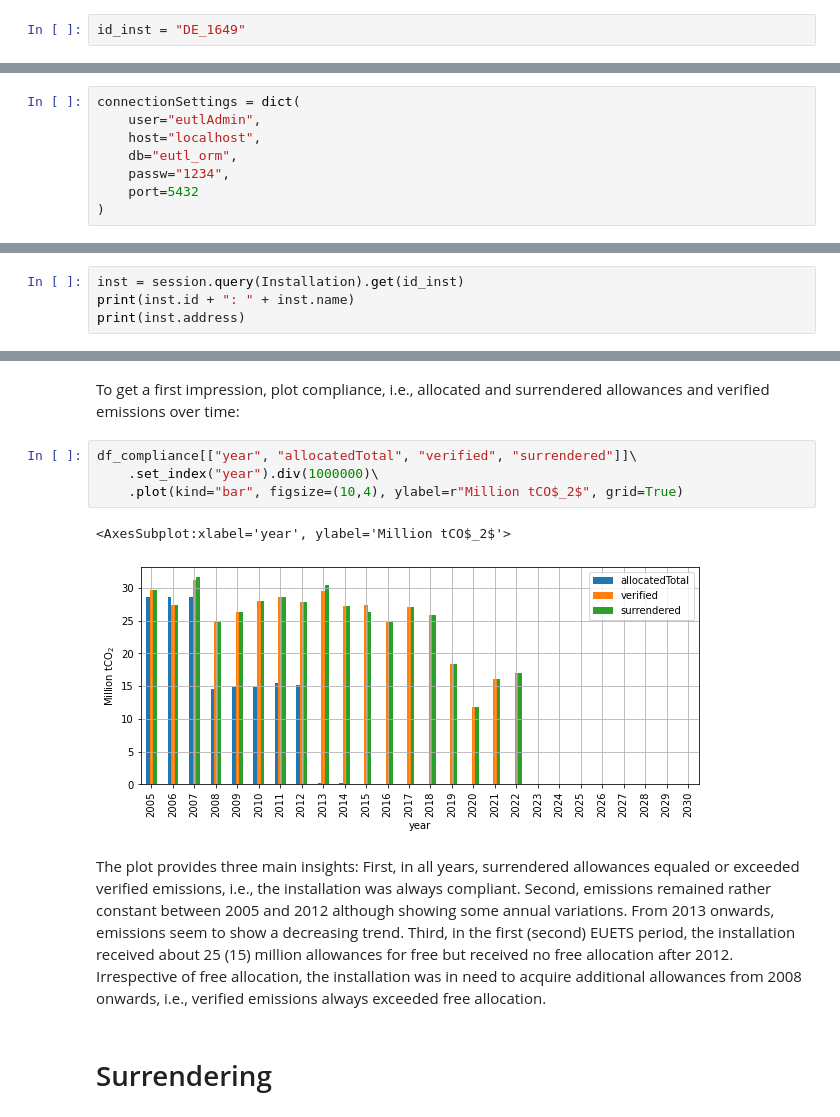
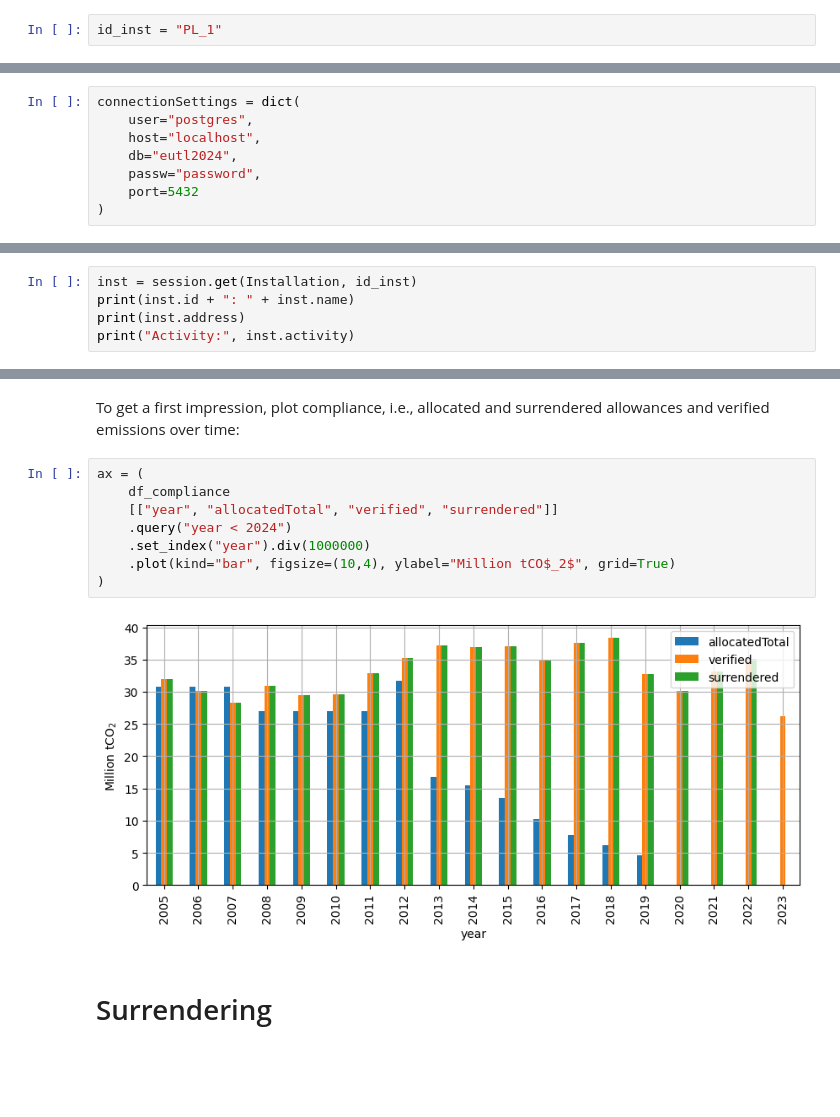
Before and after one commit to jabrell/pyeutl, a Jupyter notebook: orm_2_Installations.ipynb, the cells around one changed output, grey strips where cells are left out. Drawn from its saved outputs; the diff is of its cells as text; blank space fills up the shorter version.

```diff
--- a/orm_2_Installations.ipynb
+++ b/orm_2_Installations.ipynb
@@ -14,7 +14,7 @@ The analysis takes place in three steps:
 2. The installation object provides methods to obtain compliance and surrendering details as well as associated accounts
 3. Account objects provide methods to assess related transactions.
 # %%
-id_inst = "DE_1649"
+id_inst = "PL_1"
 # %% [markdown]
 # Packages and options
 # %%
@@ -28,10 +27,10 @@ import matplotlib.pyplot as plt
 Database connection settings
 # %%
 connectionSettings = dict(
-    user="eutlAdmin",
+    user="postgres",
     host="localhost",
-    db="eutl_orm",
-    passw="1234",
+    db="eutl2024",
+    passw="password",
     port=5432
 )
 # %% [markdown]
@@ -46,7 +45,8 @@ session = dal.session
 # %% [markdown]
 Given the installation id, use the session to query the installation:
 # %%
-inst = session.query(Installation).get(id_inst)
+inst = session.get(Installation, id_inst)
 print(inst.id + ": " + inst.name)
 print(inst.address)
+print("Activity:", inst.activity)
 # %% [output]
@@ -71,14 +87,15 @@ df_compliance.head(2)
 # %% [markdown]
 To get a first impression, plot compliance, i.e., allocated and surrendered allowances and verified emissions over time:
 # %%
-df_compliance[["year", "allocatedTotal", "verified", "surrendered"]]\
-    .set_index("year").div(1000000)\
-    .plot(kind="bar", figsize=(10,4), ylabel=r"Million tCO$_2$", grid=True)
+ax = (
+    df_compliance
+    [["year", "allocatedTotal", "verified", "surrendered"]]
+    .query("year < 2024")
+    .set_index("year").div(1000000)
+    .plot(kind="bar", figsize=(10,4), ylabel="Million tCO$_2$", grid=True)
+)
 # %% [output]
-<AxesSubplot:xlabel='year', ylabel='Million tCO$_2$'>
-[figure, old version]
+[figure, new version]
-# %% [markdown]
-The plot provides three main insights: First, in all years, surrendered allowances equaled or exceeded verified emissions, i.e., the installation was always compliant. Second, emissions remained rather constant between 2005 and 2012 although showing some annual variations. From 2013 onwards, emissions seem to show a decreasing trend. Third, in the first (second) EUETS period, the installation received about 25 (15) million allowances for free but received no free allocation after 2012. Irrespective of free allocation, the installation was in need to acquire additional allowances from 2008 onwards, i.e., verified emissions always exceeded free allocation.
 # %% [markdown]
 # Surrendering
 # %% [markdown]
```
Also changed, not shown: parts of 19 cells of this notebook, 13 other files.
